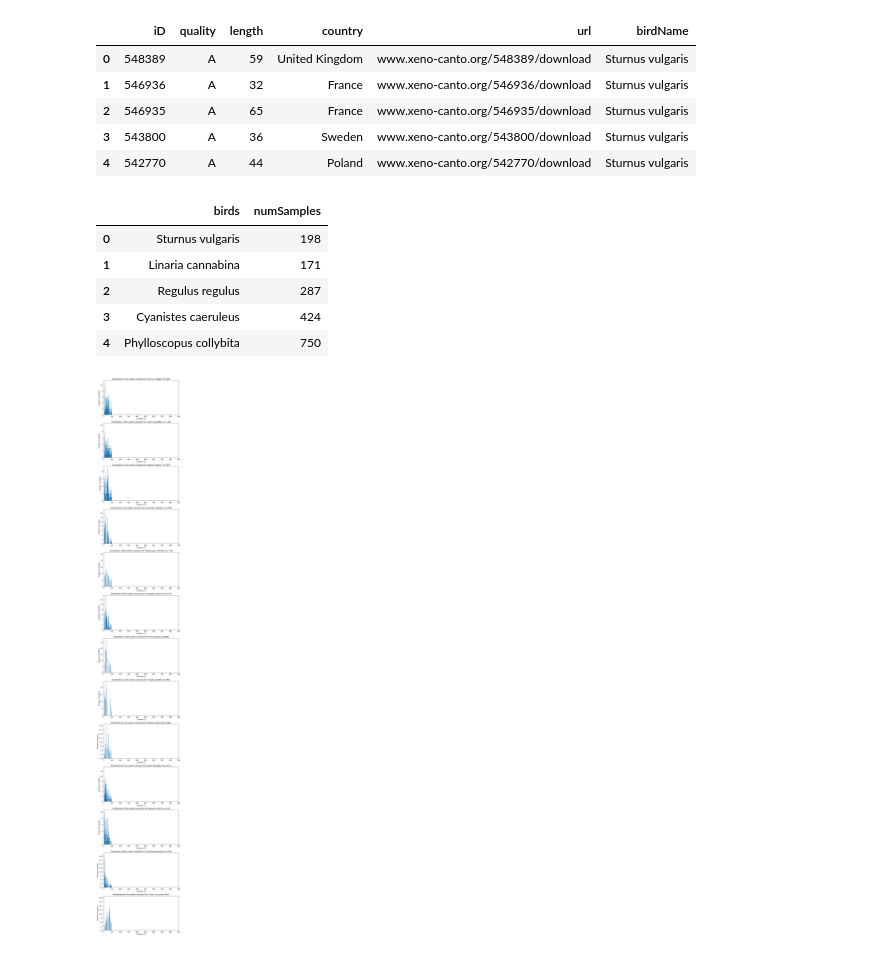
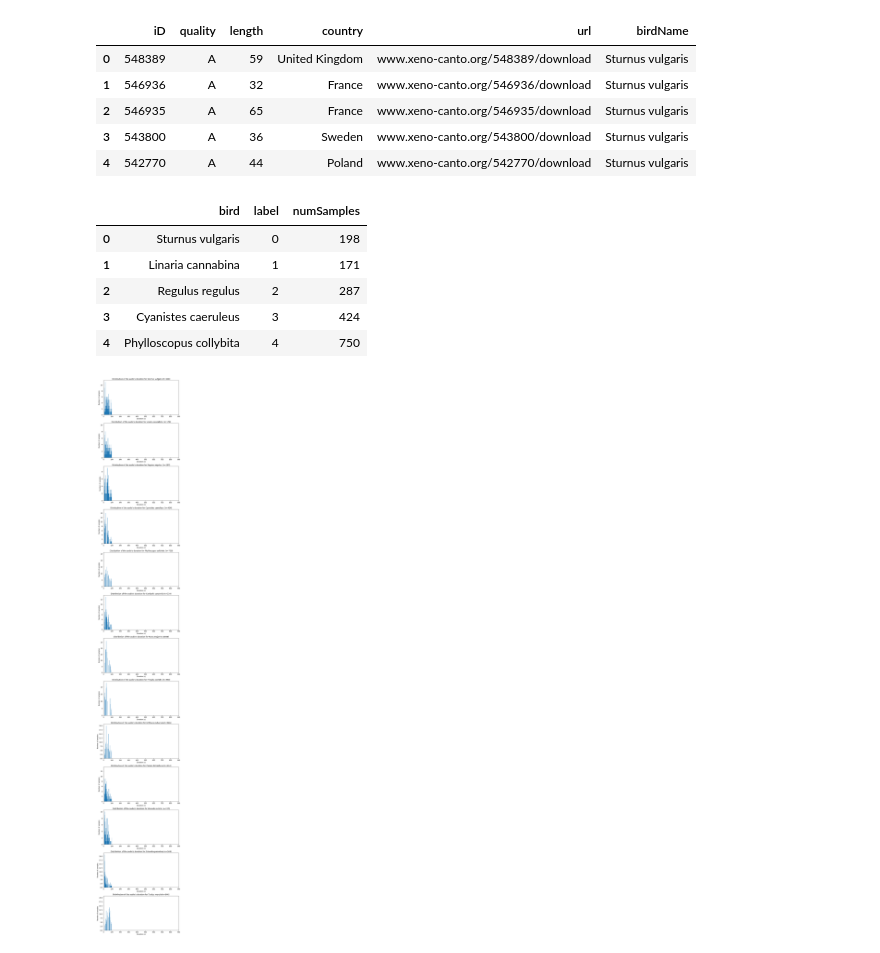
Before and after one commit to Richuo/Audio-Tagging-Silent-Cities, a Jupyter notebook: notebooks/create_birds_dataset.ipynb, the cells around one changed output. Saved outputs shown, nothing was run; the diff lists cells and outputs as text; code cells hidden in the pictures.

Commit message:
data processing & finetunning functions

```diff
--- a/create_birds_dataset.ipynb
+++ b/notebooks/create_birds_dataset.ipynb
@@ -244,20 +247,26 @@ filtered_df.head()
 # %%
 # Create a dataframe for the final bird list
 
 NumBirdsList = [len(filtered_df.loc[filtered_df['birdName'] == bird]) for bird in FinalList]
 
-birds_df = pd.DataFrame(columns=['birds', 'numSamples'])
-birds_df['birds'] = FinalList
+birds_df = pd.DataFrame(columns=['bird', 'label', 'numSamples'])
+birds_df['bird'] = FinalList
+birds_df['label'] = list(range(len(FinalList)))
 birds_df['numSamples'] = NumBirdsList
 
+labels_dict = {birds_df['bird'][i]: birds_df['label'][i] for i in range(len(birds_df))}
+
 birds_df.head()
+
+# Save filtered df to csv
+#birds_df.to_csv("labels/summary.csv", index=False)
 # %% [output]
-|  | birds | numSamples |
-| 0 | Sturnus vulgaris | 198 |
-| 1 | Linaria cannabina | 171 |
-| 2 | Regulus regulus | 287 |
-| 3 | Cyanistes caeruleus | 424 |
-| 4 | Phylloscopus collybita | 750 |
+|  | bird | label | numSamples |
+| 0 | Sturnus vulgaris | 0 | 198 |
+| 1 | Linaria cannabina | 1 | 171 |
+| 2 | Regulus regulus | 2 | 287 |
+| 3 | Cyanistes caeruleus | 3 | 424 |
+| 4 | Phylloscopus collybita | 4 | 750 |
 # %%
 # Filtered plot of the audio duration distribution
 plot_distrib_duration(filtered_df, FinalList)
```
Also changed, not shown: parts of 6 cells of this notebook, 12 other files.
